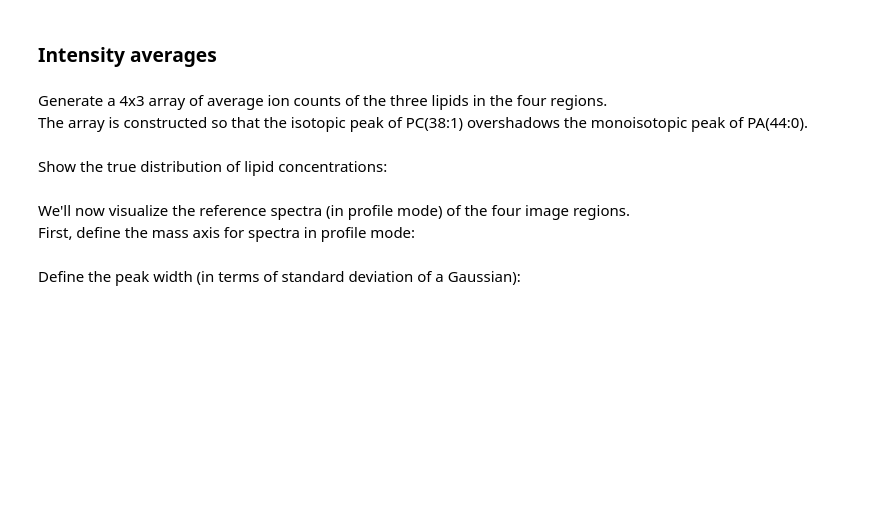
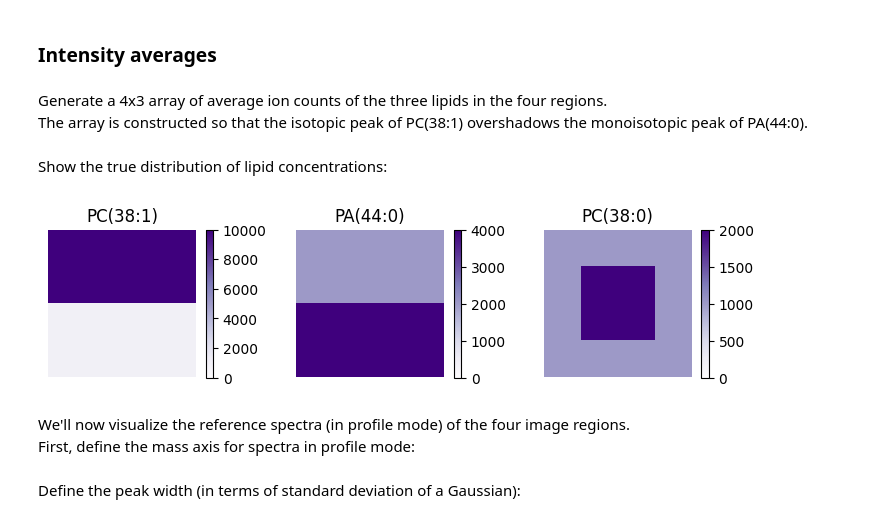
Before and after one commit to mciach/SpatialStein, a Jupyter notebook: Pipeline final/Image simulation and segmentation.ipynb, the cells around one changed output. Saved outputs shown, nothing was run; the diff lists cells and outputs as text; code cells hidden in the pictures; blank space fills up the shorter version.

```diff
--- a/Pipeline final/Image simulation and segmentation.ipynb
+++ b/Pipeline final/Image simulation and segmentation.ipynb
@@ -172,16 +186,18 @@ average_ion_counts = np.array([
 # %% [markdown]
 Show the true distribution of lipid concentrations:
 # %%
-plt.figure(figsize=(9, 2))
+plt.figure(figsize=(7.5, 2))
 for lipid_id, lipid_name in enumerate(lipid_names):
     plt.subplot(131 + lipid_id)
     spatial_intensity = average_ion_counts[region_mapping, lipid_id]
     plt.imshow(spatial_intensity, cmap=cm.Purples, vmin=0)
     plt.title(lipid_name)
     plt.colorbar()
     plt.axis('off')
 plt.tight_layout()
-plt.savefig('Figs/simulations/lipid_enrichment_plot.png', dpi=300)
+plt.savefig('Figs/simulations/lipid_enrichment_plot.png', dpi=500)
+# %% [output]
+[figure, added]
 # %% [markdown]
 We'll now visualize the reference spectra (in profile mode) of the four image regions.
 First, define the mass axis for spectra in profile mode:
```
Also changed, not shown: parts of 18 cells of this notebook, 2 other files.
